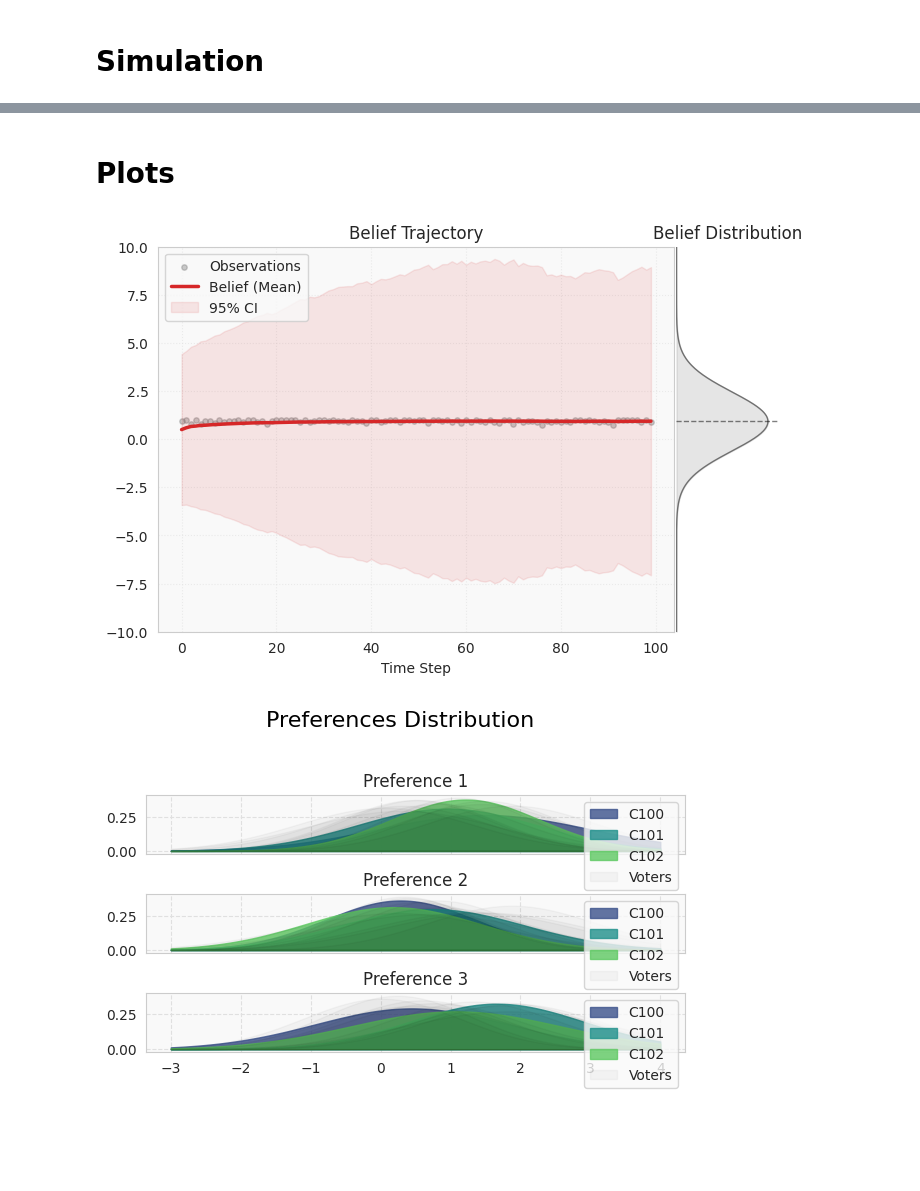
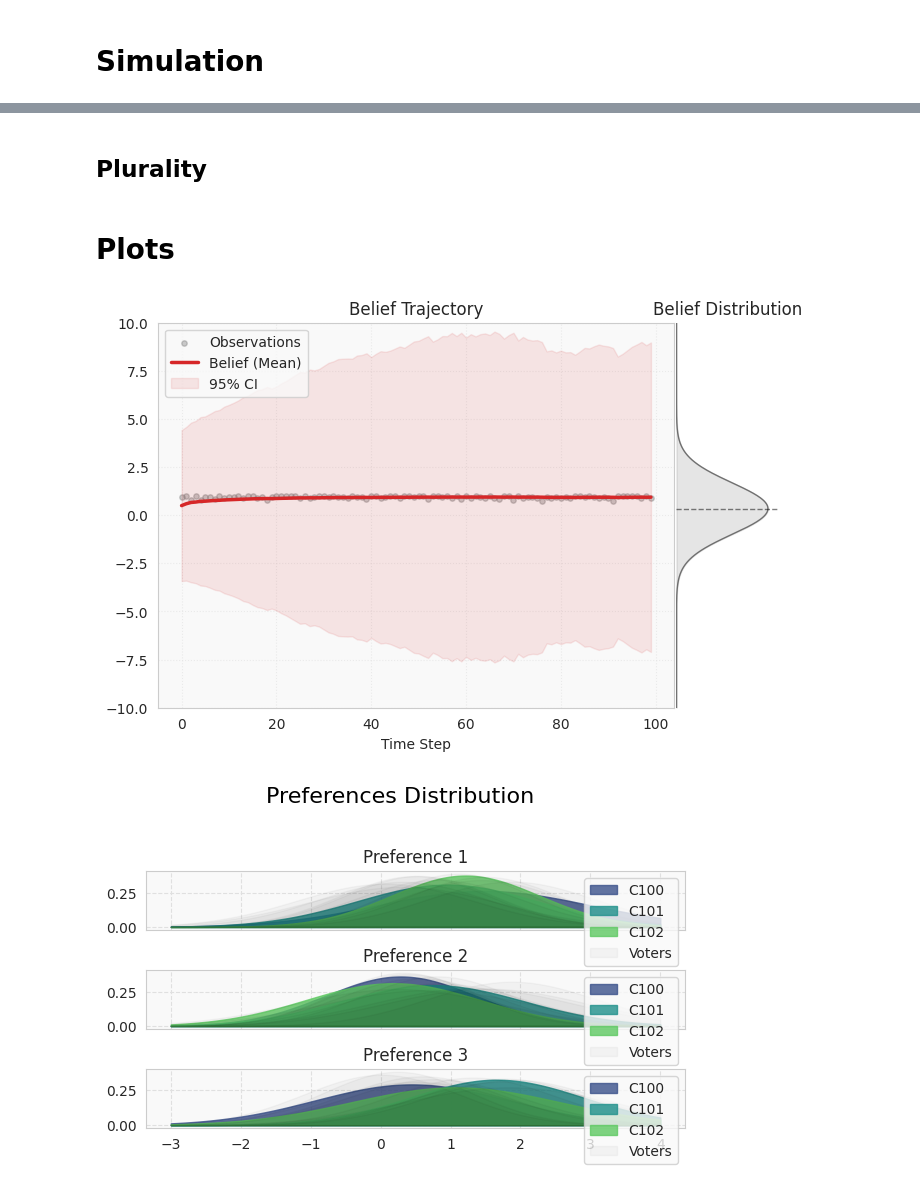
Before and after one commit to centre-for-humanities-computing/european-city-inference, a Jupyter notebook: notebooks/main.ipynb, the cells around one changed output, grey strips where cells are left out. Saved outputs shown, nothing was run; the diff lists cells and outputs as text; code cells hidden in the pictures; blank space fills up the shorter version.

```diff
--- a/notebooks/main.ipynb
+++ b/notebooks/main.ipynb
@@ -18,7 +20,7 @@ from eci.voting_system.plurality import _vote_plurality
 NUM_VOTERS = 100
 NUM_CANDIDATES = 3
 NUM_PREFERENCES = 3
-NUM_SIMULATIONS = 10  # the node trajectories
+NUM_SIMULATIONS = 50  # the node trajectories
 # %% [markdown]
 # Environment
 # %%
@@ -36,0 +41,6 @@ env.initialize_network()
+# %%
+# intiatialize random key
+key = jax.random.PRNGKey(int(time.time()))
+# run n simulations
+sim = env.run_n_simulation(_vote_quadratic, key, NUM_SIMULATIONS)
+env._update_agents()
@@ -37,3 +49,11 @@ env.initialize_network()
+# %%
+# intiatialize random key
+key = jax.random.PRNGKey(int(time.time()))
+# run n simulations
+sim = env.run_n_simulation(_vote_random, key, NUM_SIMULATIONS)
+env._update_agents()
+# %% [markdown]
+## Plurality
 # %%
 # intiatialize random key
 key = jax.random.PRNGKey(int(time.time()))
@@ -51,18 +71,18 @@ env.df = env.create_data_frame()
 viz = SimulationVisualizer()
 adapter = SimulationAdapter()
 # %%
-traj_data = adapter.get_voter_trajectory_data(env, voter_id=10)
+traj_data = adapter.get_voter_trajectory_data(env, voter_id=11)
 fig, ax1, ax2 = viz.plot_belief_trajectory(
     **traj_data,
-    ylim=(-10, 10),  # <--- Contrôle le zoom et recalcule la densité
+    ylim=(-10, 10),
 )
 ax1.set_title("Belief Trajectory")
 plt.tight_layout(rect=[0, 0.03, 1, 0.95])
 ax2.set_title("Belief Distribution")
 fig.set_size_inches(8, 5)
 plt.show()
 # %% [output]
-[figure, old version]
+[figure, new version]
 # %%
 pref_data = adapter.prepare_preference_data(env)
 fig, ax1 = viz.plot_preference_distributions(pref_data)
```
Also changed, not shown: parts of 4 cells of this notebook, 33 other files.
